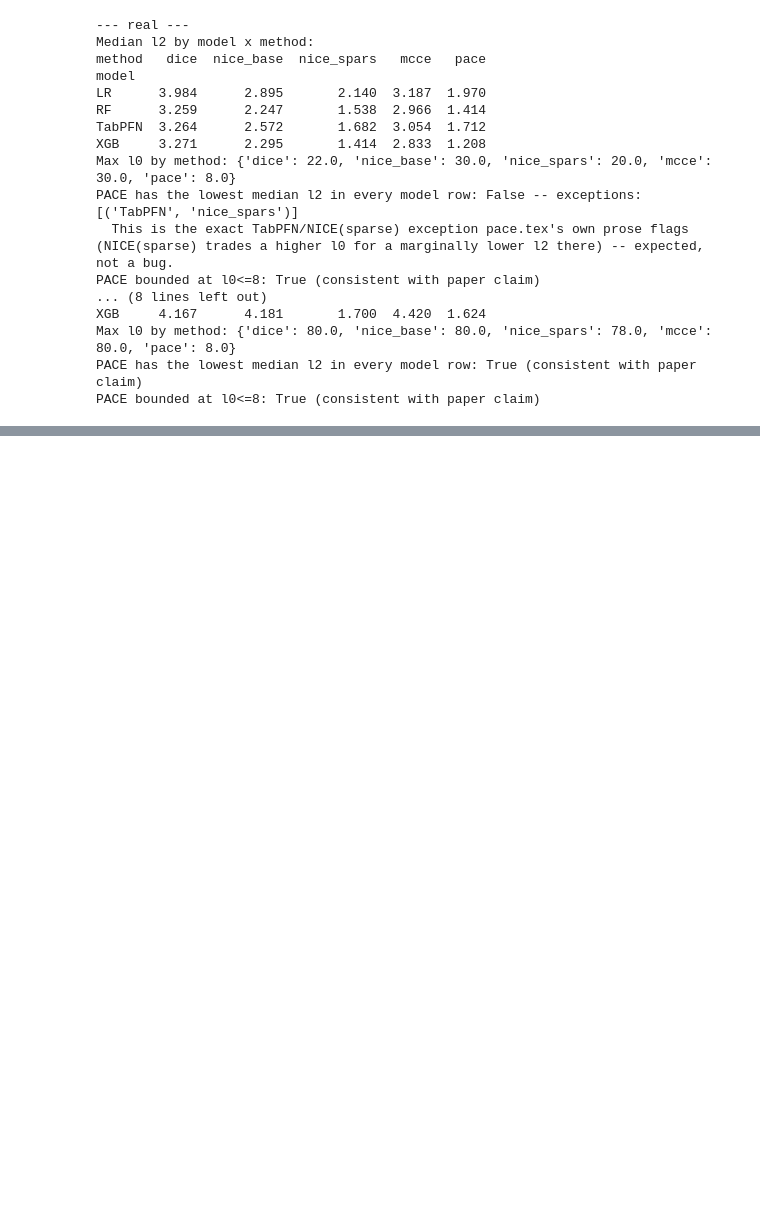
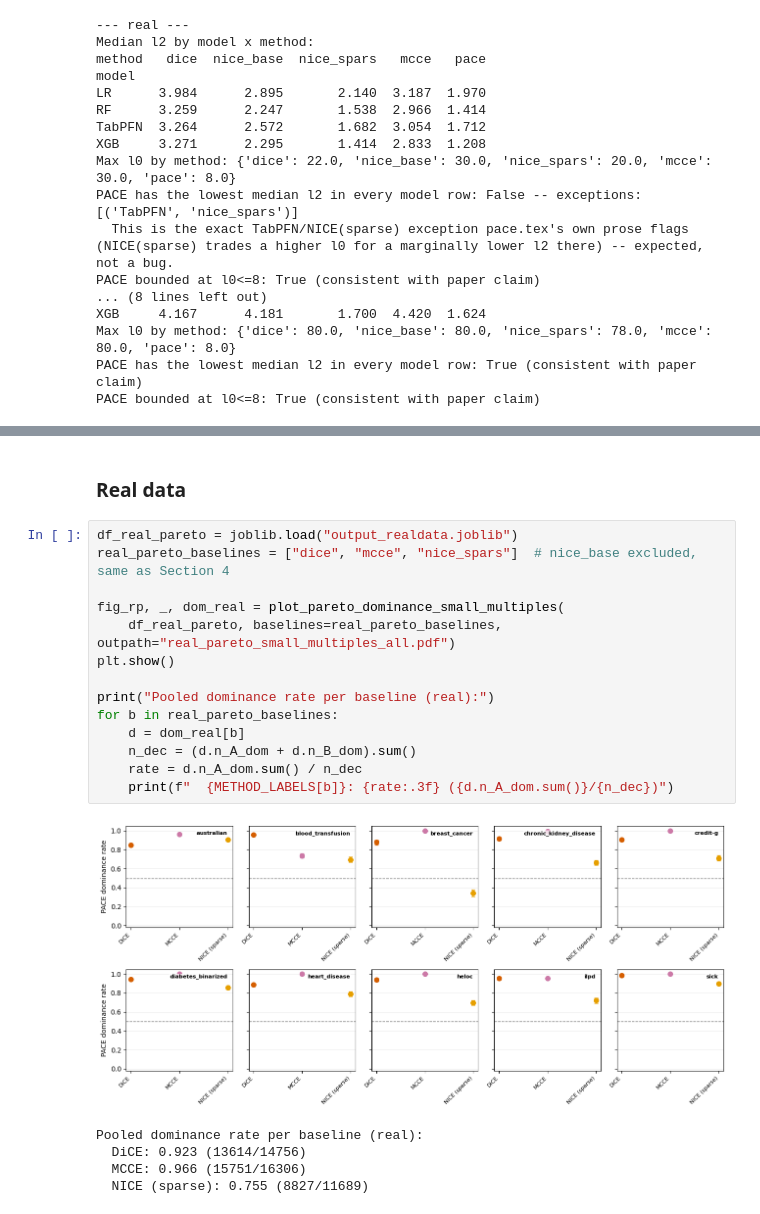
Before and after one commit to leonidaschristodoulou/cf-proposal, a Jupyter notebook: cfprop_analysis.ipynb, the cells around one changed output, grey strips where cells are left out. Saved outputs shown, nothing was run; the diff lists cells and outputs as text; blank space fills up the shorter version.

```diff
--- a/cfprop_analysis.ipynb
+++ b/cfprop_analysis.ipynb
@@ -823,0 +983,22 @@ PACE bounded at l0<=8: True (consistent with paper claim)
+# %% [markdown]
+### Real data
+# %%
+df_real_pareto = joblib.load("output_realdata.joblib")
+real_pareto_baselines = ["dice", "mcce", "nice_spars"]  # nice_base excluded, same as Section 4
+
+fig_rp, _, dom_real = plot_pareto_dominance_small_multiples(
+    df_real_pareto, baselines=real_pareto_baselines, outpath="real_pareto_small_multiples_all.pdf")
+plt.show()
+
+print("Pooled dominance rate per baseline (real):")
+for b in real_pareto_baselines:
+    d = dom_real[b]
+    n_dec = (d.n_A_dom + d.n_B_dom).sum()
+    rate = d.n_A_dom.sum() / n_dec
+    print(f"  {METHOD_LABELS[b]}: {rate:.3f} ({d.n_A_dom.sum()}/{n_dec})")
+# %% [output]
+[figure, added]
+Pooled dominance rate per baseline (real):
+  DiCE: 0.923 (13614/14756)
+  MCCE: 0.966 (15751/16306)
+  NICE (sparse): 0.755 (8827/11689)
```
Also changed, not shown: parts of 8 cells of this notebook.
